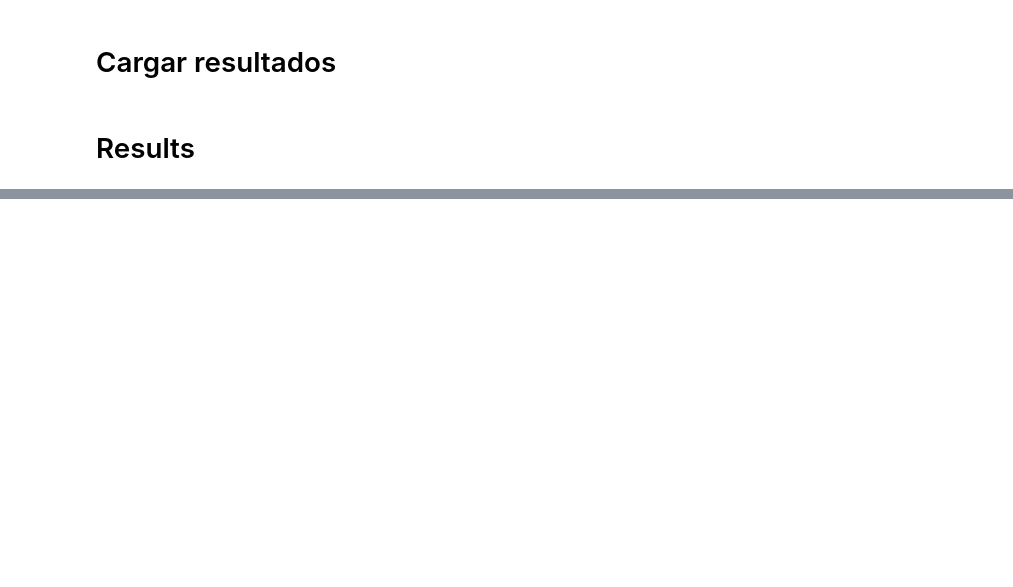
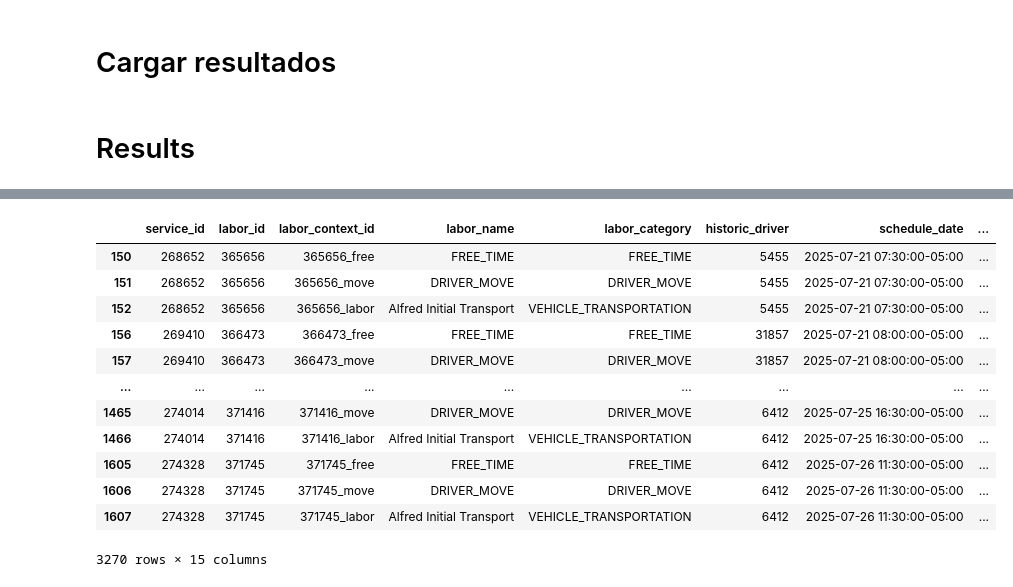
Before and after one commit to juanbeta98/Alfred, a Jupyter notebook: code/online_inst_results.ipynb, the cells around one changed output, grey strips where cells are left out. Cells and saved outputs as stored; diff of their text form; code cells hidden in the pictures; blank space fills up the shorter version.

```diff
--- a/code/online_inst_results.ipynb
+++ b/code/online_inst_results.ipynb
@@ -18,7 +18,7 @@ from src.alpha_tuning_utils import collect_alpha_results_to_df, filter_df_on_hyp
 
 data_path = '../data'
 
-instance = 'instAD1'        # Options: ['instAS1', 'instRS1']
+instance = 'instRD1'        # Options: ['instAS1', 'instRS1']
 
 distance_type = 'osrm'              # Options: ['osrm', 'manhattan']
 distance_method = 'haversine'      # Options: ['precalced', 'haversine']
@@ -283,0 +340,16 @@ interactive(children=(Dropdown(description='Ciudad:', index=1, layout=Layout(wid
+# %%
+moves_hist_df
+# %% [output]
+|  | service_id | labor_id | labor_context_id | labor_name | labor_category | historic_driver | schedule_date | ... |
+| 150 | 268652 | 365656 | 365656_free | FREE_TIME | FREE_TIME | 5455 | 2025-07-21 07:30:00-05:00 | ... |
+| 151 | 268652 | 365656 | 365656_move | DRIVER_MOVE | DRIVER_MOVE | 5455 | 2025-07-21 07:30:00-05:00 | ... |
+| 152 | 268652 | 365656 | 365656_labor | Alfred Initial Transport | VEHICLE_TRANSPORTATION | 5455 | 2025-07-21 07:30:00-05:00 | ... |
+| 156 | 269410 | 366473 | 366473_free | FREE_TIME | FREE_TIME | 31857 | 2025-07-21 08:00:00-05:00 | ... |
+| 157 | 269410 | 366473 | 366473_move | DRIVER_MOVE | DRIVER_MOVE | 31857 | 2025-07-21 08:00:00-05:00 | ... |
+| ... | ... | ... | ... | ... | ... | ... | ... | ... |
+| 1465 | 274014 | 371416 | 371416_move | DRIVER_MOVE | DRIVER_MOVE | 6412 | 2025-07-25 16:30:00-05:00 | ... |
+| 1466 | 274014 | 371416 | 371416_labor | Alfred Initial Transport | VEHICLE_TRANSPORTATION | 6412 | 2025-07-25 16:30:00-05:00 | ... |
+| 1605 | 274328 | 371745 | 371745_free | FREE_TIME | FREE_TIME | 6412 | 2025-07-26 11:30:00-05:00 | ... |
+| 1606 | 274328 | 371745 | 371745_move | DRIVER_MOVE | DRIVER_MOVE | 6412 | 2025-07-26 11:30:00-05:00 | ... |
+| 1607 | 274328 | 371745 | 371745_labor | Alfred Initial Transport | VEHICLE_TRANSPORTATION | 6412 | 2025-07-26 11:30:00-05:00 | ... |
+3270 rows × 15 columns
```
Also changed, not shown: parts of 2 cells of this notebook, 6 other files.
